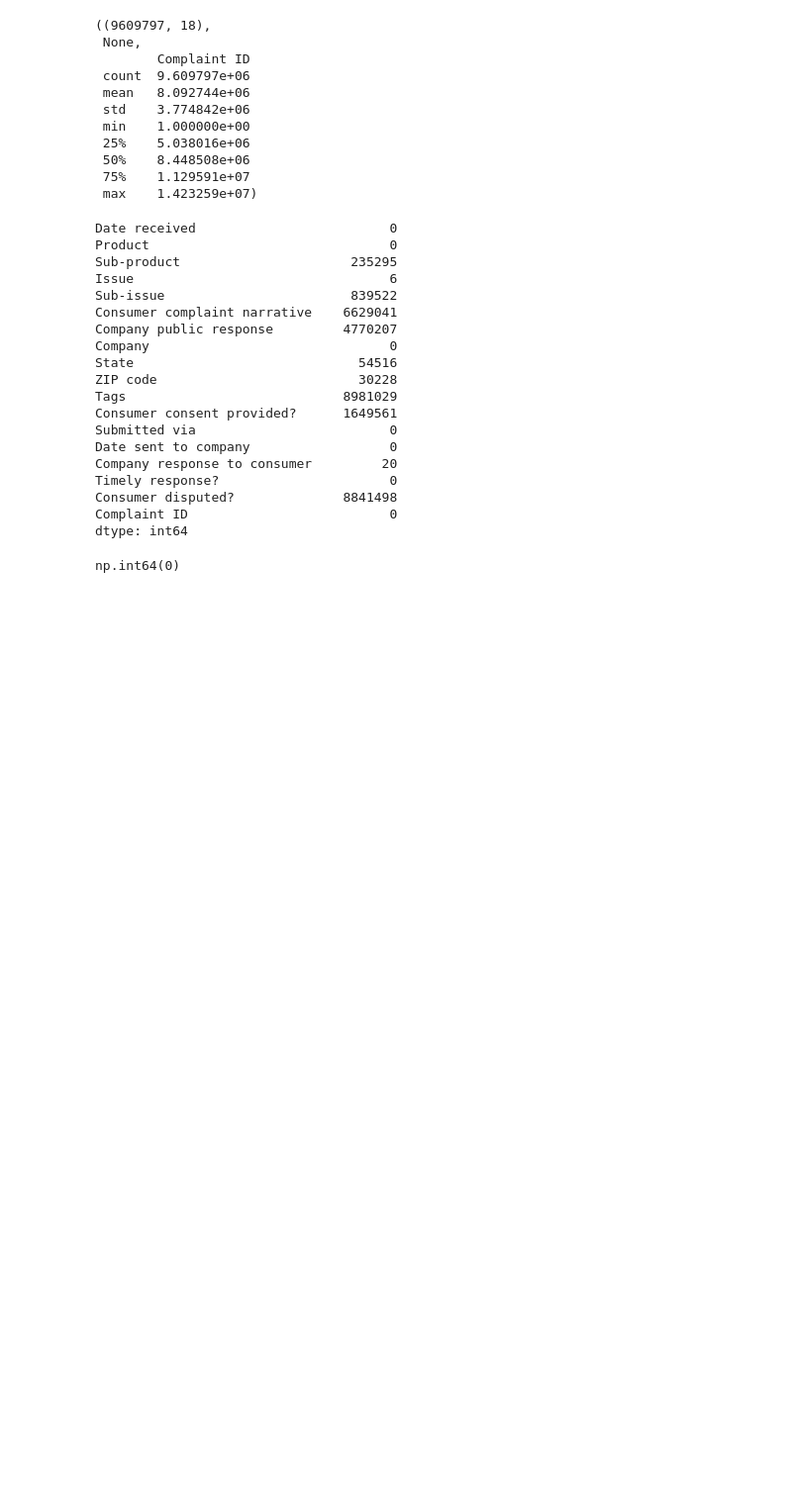
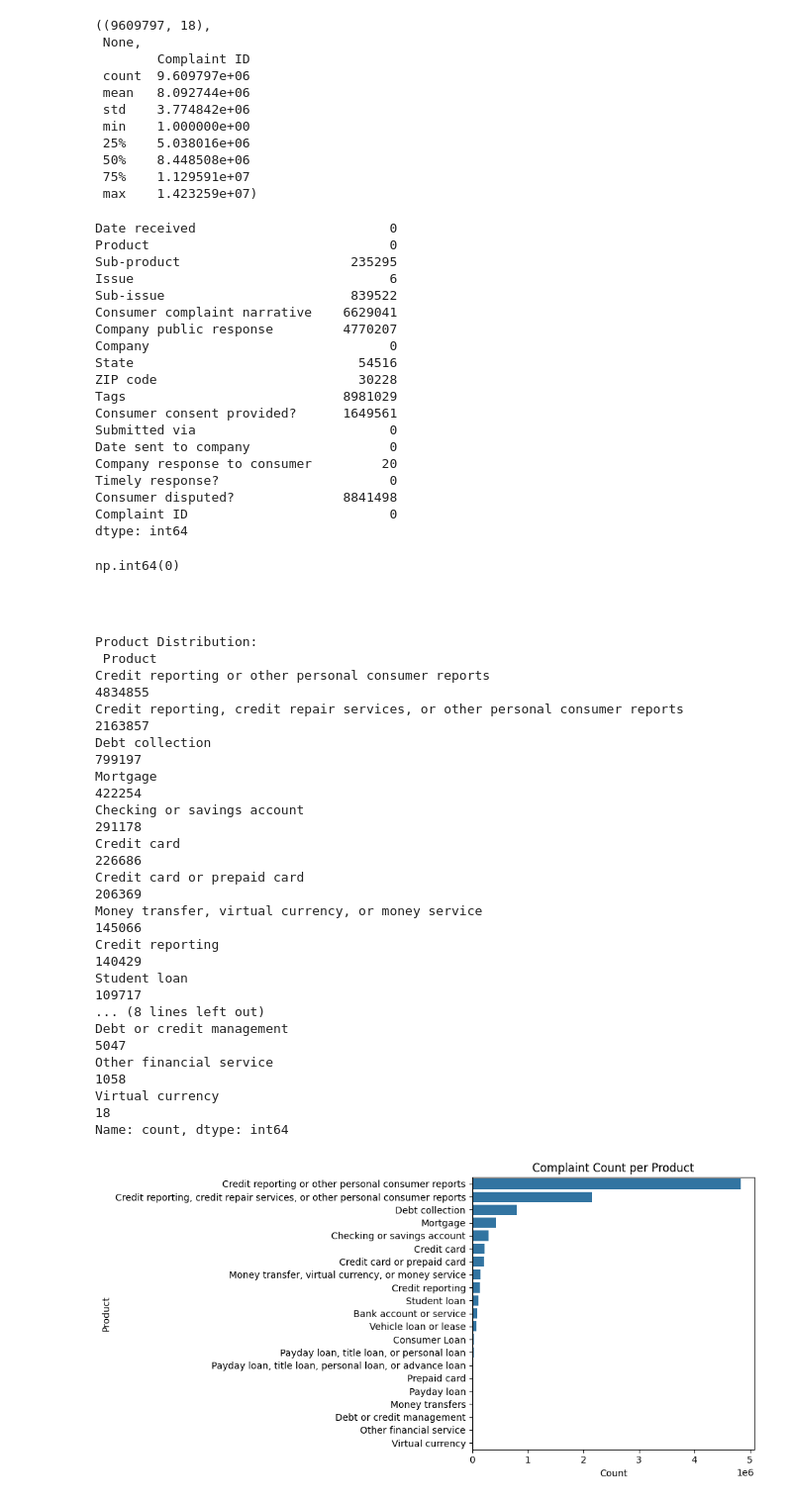
Before and after one commit to ayanasamuel8/complaint-analysis, a Jupyter notebook: notebooks/1.0-eda.ipynb, the cells around one changed output. Shown at 99% size. Cells and saved outputs as stored; diff of their text form; code cells hidden in the pictures; blank space fills up the shorter version.

Commit message:
update: eda anlysis and Data filtering

```diff
--- a/notebooks/1.0-eda.ipynb
+++ b/notebooks/1.0-eda.ipynb
@@ -72,3 +74,37 @@ dtype: int64
 df.duplicated().sum()
 # %% [output]
 np.int64(0)
+# %% [markdown]
+#
+# %%
+import matplotlib.pyplot as plt
+import seaborn as sns
+product_counts = df["Product"].value_counts()
+print("\nProduct Distribution:\n", product_counts)
+
+plt.figure(figsize=(10, 5))
+sns.countplot(data=df, y="Product", order=product_counts.index)
+plt.title("Complaint Count per Product")
+plt.xlabel("Count")
+plt.ylabel("Product")
+plt.tight_layout()
+plt.show()
+# %% [output]
+Product Distribution:
+ Product
+Credit reporting or other personal consumer reports                             4834855
+Credit reporting, credit repair services, or other personal consumer reports    2163857
+Debt collection                                                                  799197
+Mortgage                                                                         422254
+Checking or savings account                                                      291178
+Credit card                                                                      226686
+Credit card or prepaid card                                                      206369
+Money transfer, virtual currency, or money service                               145066
+Credit reporting                                                                 140429
+Student loan                                                                     109717
+... (8 lines left out)
+Debt or credit management                                                          5047
+Other financial service                                                            1058
+Virtual currency                                                                     18
+Name: count, dtype: int64
+[figure, added]
```
Also changed, not shown: parts of 9 cells of this notebook, 1 other file.
